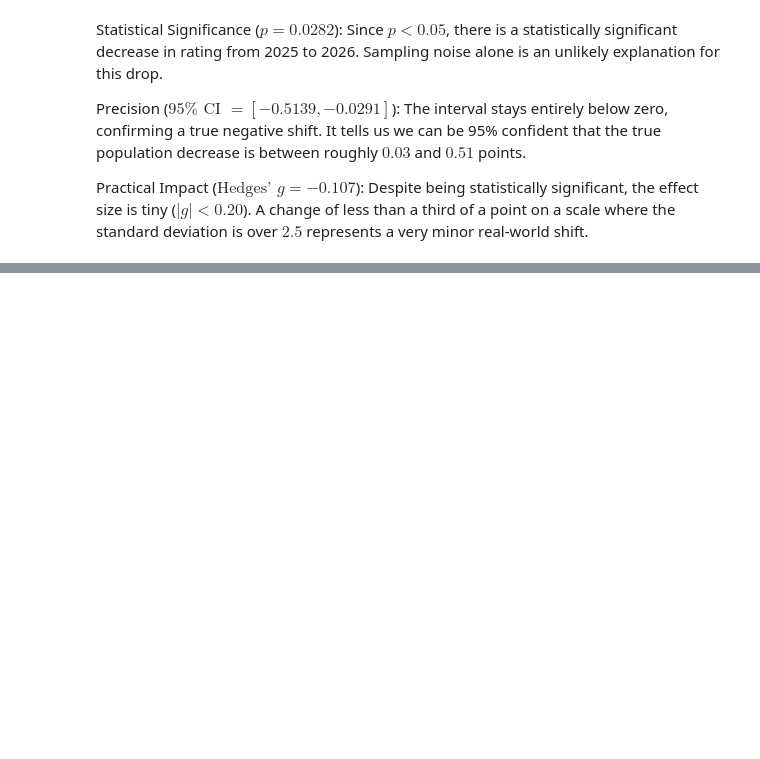
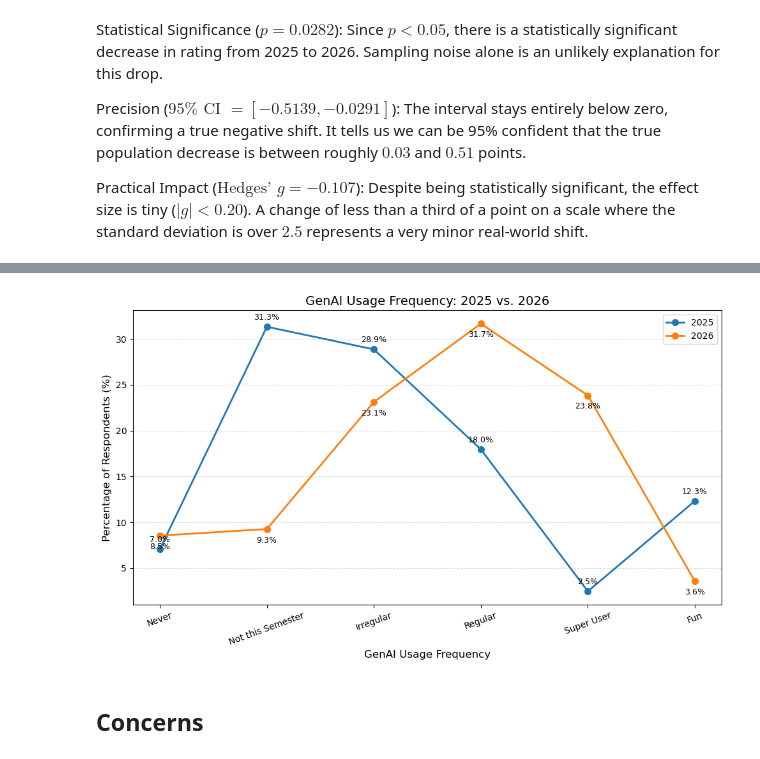
Before and after one commit to JesanOvi/GenAI-Survey-Analysis, a Jupyter notebook: note_books/Survey26.ipynb, the cells around one changed output, grey strips where cells are left out. Drawn from its saved outputs; the diff is of its cells as text; code cells hidden in the pictures; blank space fills up the shorter version.

Commit message:
concern and usgae patterns

```diff
--- a/note_books/Survey26.ipynb
+++ b/note_books/Survey26.ipynb
@@ -801,0 +897,2 @@ Practical Impact ($\text{Hedges' } g = -0.107$): Despite being statistically sig
+# %%
+faculty_usage_26 = df_26.loc[role_26 == 2, usage_var_26]
@@ -801,0 +910,2 @@ Practical Impact ($\text{Hedges' } g = -0.107$): Despite being statistically sig
+# %%
+faculty_usage_25 = df_25.loc[role_25 == 2, usage_var_25]
@@ -801,0 +923,6 @@ Practical Impact ($\text{Hedges' } g = -0.107$): Despite being statistically sig
+# %%
+plot_usage_distribution(faculty_usage_25, faculty_usage_26)
+# %% [output]
+[figure, added]
+# %% [markdown]
+## Concerns
```
Also changed, not shown: parts of 57 cells of this notebook, 1 other file.
